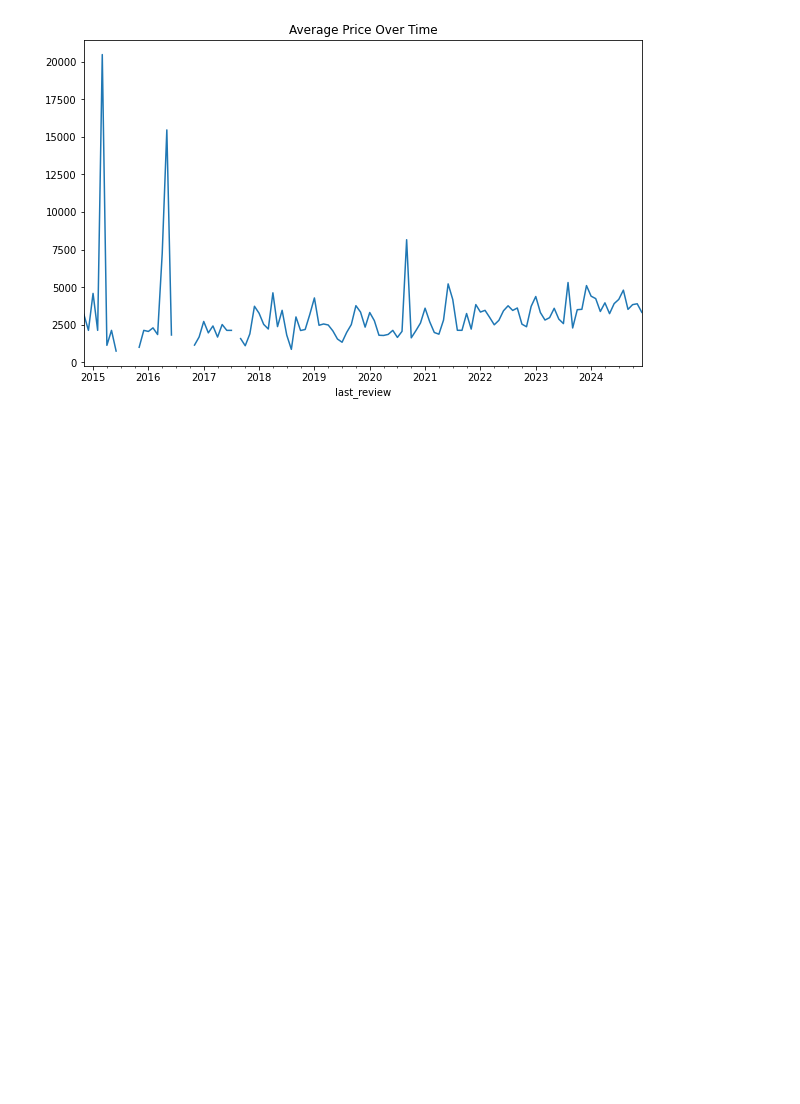
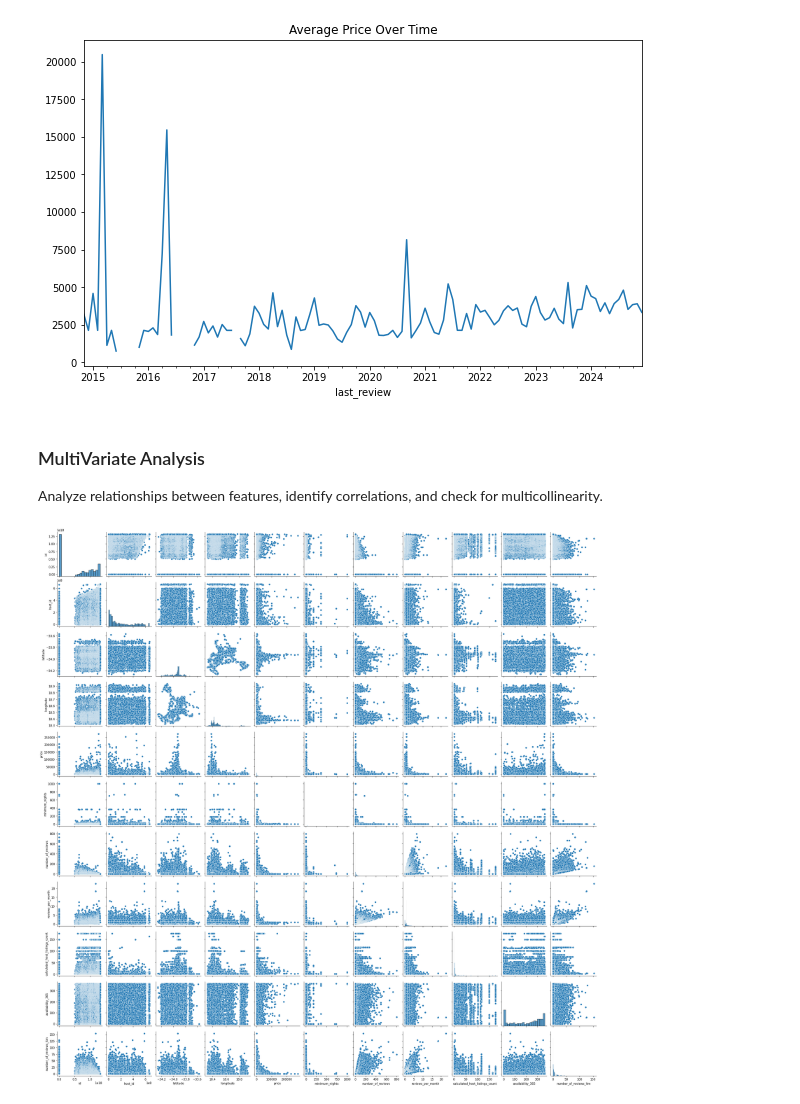
Before and after one commit to wambuiGicheha/Airbnb, a Jupyter notebook: index.ipynb, the cells around one changed output. Drawn from its saved outputs; the diff is of its cells as text; code cells hidden in the pictures; blank space fills up the shorter version.

Commit message:
multivariate analysis

```diff
--- a/index.ipynb
+++ b/index.ipynb
@@ -467,3 +471,13 @@ plt.title("Average Price Over Time")
 plt.show()
 # %% [output]
 [figure]
+# %% [markdown]
+### MultiVariate Analysis
+
+Analyze relationships between features, identify correlations, and check for multicollinearity.
+# %%
+#use a pairplot to visualize the relationship between the numerical columns
+sns.pairplot(houses)
+plt.show()
+# %% [output]
+[figure, added]
```
Also changed, not shown: parts of 1 cell of this notebook.
